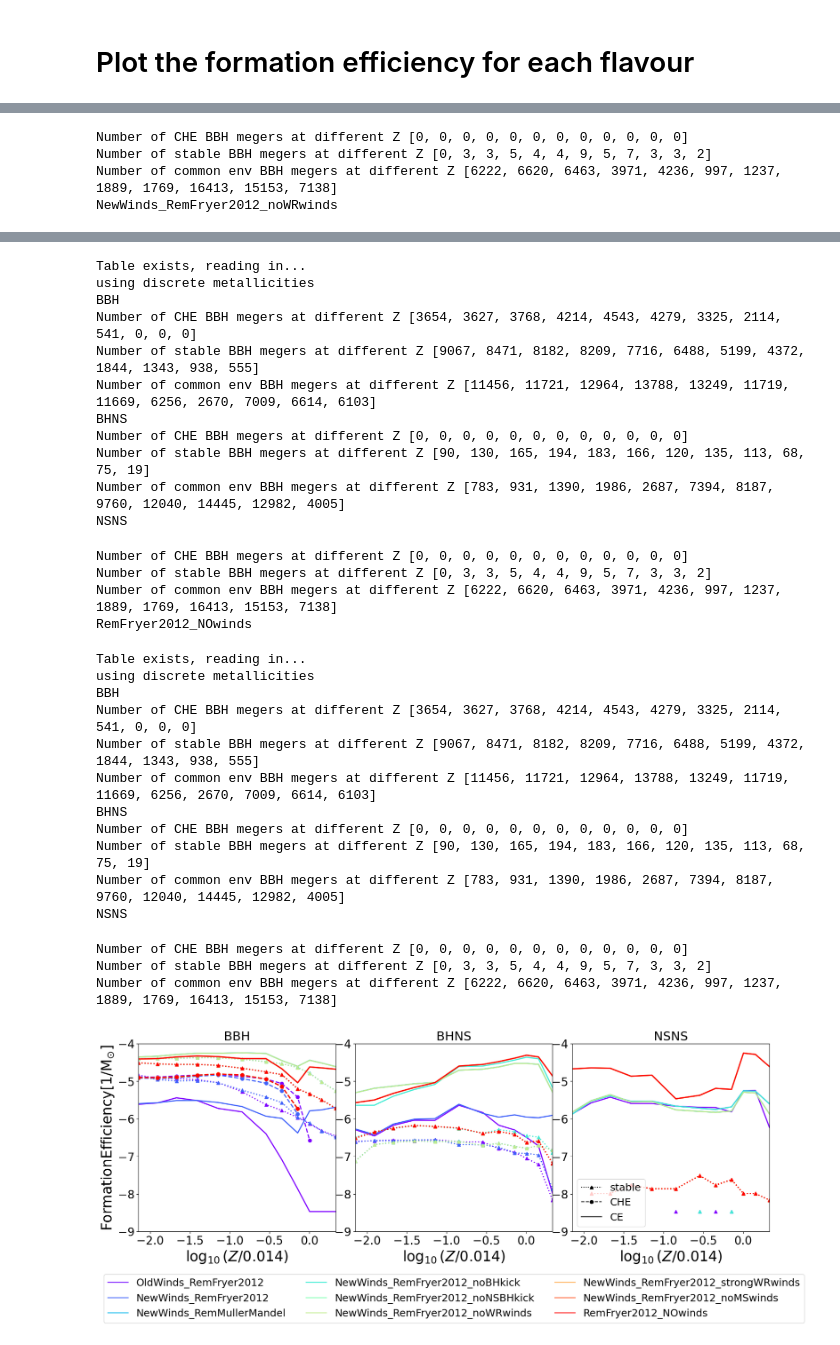
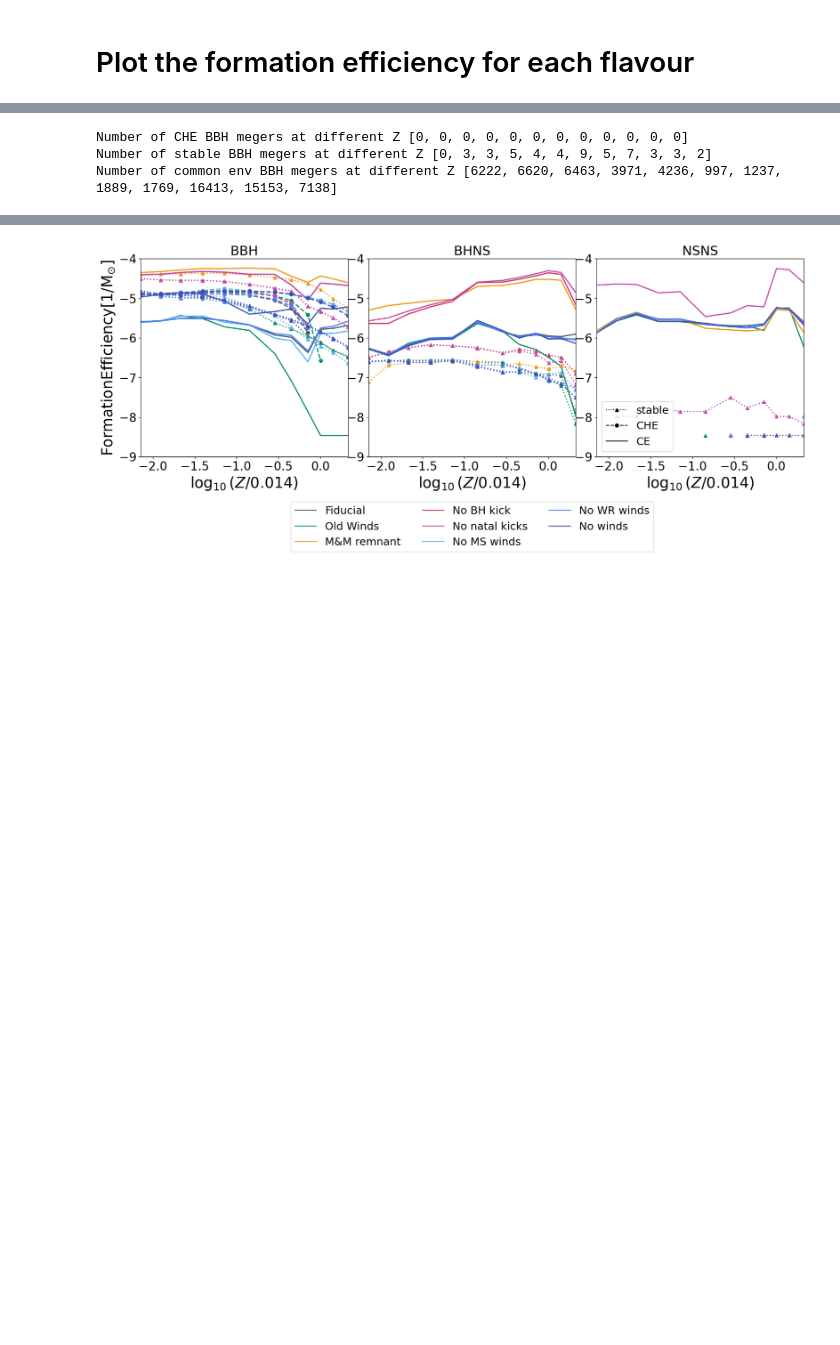
Before and after one commit to LiekeVanSon/ZdependentFormEff, a Jupyter notebook: code/Yield_CE_Stable.ipynb, the cells around one changed output, grey strips where cells are left out. Saved outputs shown, nothing was run; the diff lists cells and outputs as text; code cells hidden in the pictures; blank space fills up the shorter version.

Commit message:
improving discrete yield plot

```diff
--- a/code/Yield_CE_Stable.ipynb
+++ b/code/Yield_CE_Stable.ipynb
@@ -306,20 +482,29 @@ axes    = [fig.add_subplot(gs[0, i]) for i in range(3)] # Create 3 subplots on a
 # List of panda tables of DCO mergers
 DCO_flavors         = ["BBH", "BHNS", "NSNS"]
 
-sim_plot_lines = [] # list to store the lines that will be added to the simulation legend
-
-#########################
-# loop over simulations
-sim_names = ['OldWinds_RemFryer2012', 'NewWinds_RemFryer2012', 'NewWinds_RemMullerMandel', 'NewWinds_RemFryer2012_noBHkick', 'NewWinds_RemFryer2012_noNSBHkick', \
-    'NewWinds_RemFryer2012_noWRwinds','NewWinds_RemFryer2012_strongWRwinds', 'NewWinds_RemFryer2012_noMSwinds', 'RemFryer2012_NOwinds']
+# sim_names = ['OldWinds_RemFryer2012', 'NewWinds_RemFryer2012', 'NewWinds_RemMullerMandel', 'NewWinds_RemFryer2012_noBHkick', 'NewWinds_RemFryer2012_noNSBHkick', \
+    # 'NewWinds_RemFryer2012_noWRwinds','NewWinds_RemFryer2012_strongWRwinds', 'NewWinds_RemFryer2012_noMSwinds', 'RemFryer2012_NOwinds']
+# Dictionary to map simulation names to labels and colors we want to use in the plots
+sim_name_dict = {
+    'NewWinds_RemFryer2012': ['Fiducial', '#515C5D'],
+    'OldWinds_RemFryer2012': ['Old Winds', '#02926C'],
+    'NewWinds_RemMullerMandel': ['M&M remnant', '#EB9910'],
+    'NewWinds_RemFryer2012_noBHkick': ['No BH kick', '#CE336A'],
+    'NewWinds_RemFryer2012_noNSBHkick': ['No natal kicks', '#BE4EA8'],
+    'NewWinds_RemFryer2012_noMSwinds': ['No MS winds', '#58B3F6'],
+    'NewWinds_RemFryer2012_noWRwinds': ['No WR winds', '#497CFE'],
+    'RemFryer2012_NOwinds': ['No winds', '#444EAC']
+    }
 
 # get a list of colors
 cmap = mpl.colormaps['rainbow']
-colors = cmap(np.linspace(0, 1, len(sim_names) ) )
+colors = cmap(np.linspace(0, 1, len(sim_name_dict.keys()) ) )
 
-for s, sim_name in enumerate(sim_names):#sim_flags_dict.keys()):
-    print(sim_name)
 
+#########################
+# For
+sim_plot_lines = [] # list to store the lines that will be added to the simulation legend
+for sim_name, (label, color) in sim_name_dict.items():
     try:
         merging_DCO_tables  = get_merging_dcos(sim_name =  sim_name, prog_table_name = 'potential_DCO_progenitors_Allinfo.h5')
     except:
@@ -329,7 +514,7 @@ for s, sim_name in enumerate(sim_names):#sim_flags_dict.keys()):
     totalMassEvolvedPerMetallicity = totalMassEvolvedPerZ(f'{datar_root}/{sim_name}/COMPAS_Output_combinedZ.h5', sampleSize=2000000)
 
     # Create the lines that will be added to the first legend
-    sim_plot_lines.append(mlines.Line2D([], [], color=colors[s], label=sim_name))
+    sim_plot_lines.append(mlines.Line2D([], [], color=color, label= label))
 
     #########################
     # Loop over the axes and DCO flavors
@@ -371,11 +556,11 @@ for s, sim_name in enumerate(sim_names):#sim_flags_dict.keys()):
         print('Number of common env BBH megers at different Z', CE_group_lengths) #does this match the number of ZAMS mergers we see in the merger table?
 
         # Plot the number of DCO mergers as a function of metallicity
-        ax.plot(np.log10(Z_values/0.014), np.log10(stable_group_lengths/totalMassEvolvedPerMetallicity), label = None , lw = 2, ls = ':', marker = '^', color = colors[s])
-        ax.plot(np.log10(Z_values/0.014), np.log10(CHEstable_group_lengths/totalMassEvolvedPerMetallicity), label = None , lw = 2, ls = '--', marker = 'o', color = colors[s])
+        ax.plot(np.log10(Z_values/0.014), np.log10(stable_group_lengths/totalMassEvolvedPerMetallicity), label = None , lw = 2, ls = ':', marker = '^', color = color)
+        ax.plot(np.log10(Z_values/0.014), np.log10(CHEstable_group_lengths/totalMassEvolvedPerMetallicity), label = None , lw = 2, ls = '--', marker = 'o', color = color)
 
-        ax.plot(np.log10(Z_values/0.014), np.log10(CE_group_lengths/totalMassEvolvedPerMetallicity), label = None, lw = 2, ls = '-',  color = colors[s])
-        # ax.plot(np.log10(Z_values/0.014), np.log10(CHECE_group_lengths/totalMassEvolvedPerMetallicity), label = f'Chem Hom. CE {sim_name}', lw = 2, ls = '--', marker = 'o', color = colors[s])
+        ax.plot(np.log10(Z_values/0.014), np.log10(CE_group_lengths/totalMassEvolvedPerMetallicity), label = None, lw = 2, ls = '-',  color = color)
+        # ax.plot(np.log10(Z_values/0.014), np.log10(CHECE_group_lengths/totalMassEvolvedPerMetallicity), label = f'Chem Hom. CE {sim_name}', lw = 2, ls = '--', marker = 'o', color = color)
 
         #####
         # plotvalues
@@ -388,6 +573,7 @@ for s, sim_name in enumerate(sim_names):#sim_flags_dict.keys()):
         ax.set_ylim(-9,-4)
         ax.tick_params(axis='both', which='major', labelsize=20)     # increase  tick labels
         ax.tick_params(axis='both', which='minor', labelsize=20)
+
 
 #########################
 # plotvalues
@@ -481,7 +662,6 @@ NSNS
 Number of CHE BBH megers at different Z [0, 0, 0, 0, 0, 0, 0, 0, 0, 0, 0, 0]
 Number of stable BBH megers at different Z [0, 3, 3, 5, 4, 4, 9, 5, 7, 3, 3, 2]
 Number of common env BBH megers at different Z [6222, 6620, 6463, 3971, 4236, 997, 1237, 1889, 1769, 16413, 15153, 7138]
-NewWinds_RemFryer2012_noWRwinds
 Table exists, reading in...
 using discrete metallicities
 BBH
@@ -515,30 +707 @@ NewWinds_RemFryer2012_noMSwinds
-Table exists, reading in...
-using discrete metallicities
-BBH
-Number of CHE BBH megers at different Z [3654, 3627, 3768, 4214, 4543, 4279, 3325, 2114, 541, 0, 0, 0]
-Number of stable BBH megers at different Z [9067, 8471, 8182, 8209, 7716, 6488, 5199, 4372, 1844, 1343, 938, 555]
-Number of common env BBH megers at different Z [11456, 11721, 12964, 13788, 13249, 11719, 11669, 6256, 2670, 7009, 6614, 6103]
-BHNS
-Number of CHE BBH megers at different Z [0, 0, 0, 0, 0, 0, 0, 0, 0, 0, 0, 0]
-Number of stable BBH megers at different Z [90, 130, 165, 194, 183, 166, 120, 135, 113, 68, 75, 19]
-Number of common env BBH megers at different Z [783, 931, 1390, 1986, 2687, 7394, 8187, 9760, 12040, 14445, 12982, 4005]
-NSNS
-Number of CHE BBH megers at different Z [0, 0, 0, 0, 0, 0, 0, 0, 0, 0, 0, 0]
-Number of stable BBH megers at different Z [0, 3, 3, 5, 4, 4, 9, 5, 7, 3, 3, 2]
-Number of common env BBH megers at different Z [6222, 6620, 6463, 3971, 4236, 997, 1237, 1889, 1769, 16413, 15153, 7138]
-RemFryer2012_NOwinds
-Table exists, reading in...
-using discrete metallicities
-BBH
-Number of CHE BBH megers at different Z [3654, 3627, 3768, 4214, 4543, 4279, 3325, 2114, 541, 0, 0, 0]
-Number of stable BBH megers at different Z [9067, 8471, 8182, 8209, 7716, 6488, 5199, 4372, 1844, 1343, 938, 555]
-Number of common env BBH megers at different Z [11456, 11721, 12964, 13788, 13249, 11719, 11669, 6256, 2670, 7009, 6614, 6103]
-BHNS
-Number of CHE BBH megers at different Z [0, 0, 0, 0, 0, 0, 0, 0, 0, 0, 0, 0]
-Number of stable BBH megers at different Z [90, 130, 165, 194, 183, 166, 120, 135, 113, 68, 75, 19]
-Number of common env BBH megers at different Z [783, 931, 1390, 1986, 2687, 7394, 8187, 9760, 12040, 14445, 12982, 4005]
-NSNS
-Number of CHE BBH megers at different Z [0, 0, 0, 0, 0, 0, 0, 0, 0, 0, 0, 0]
-Number of stable BBH megers at different Z [0, 3, 3, 5, 4, 4, 9, 5, 7, 3, 3, 2]
-Number of common env BBH megers at different Z [6222, 6620, 6463, 3971, 4236, 997, 1237, 1889, 1769, 16413, 15153, 7138]
-[figure, old version]
+[figure, new version]
```
Also changed, not shown: parts of 7 cells of this notebook, 1 other file.
